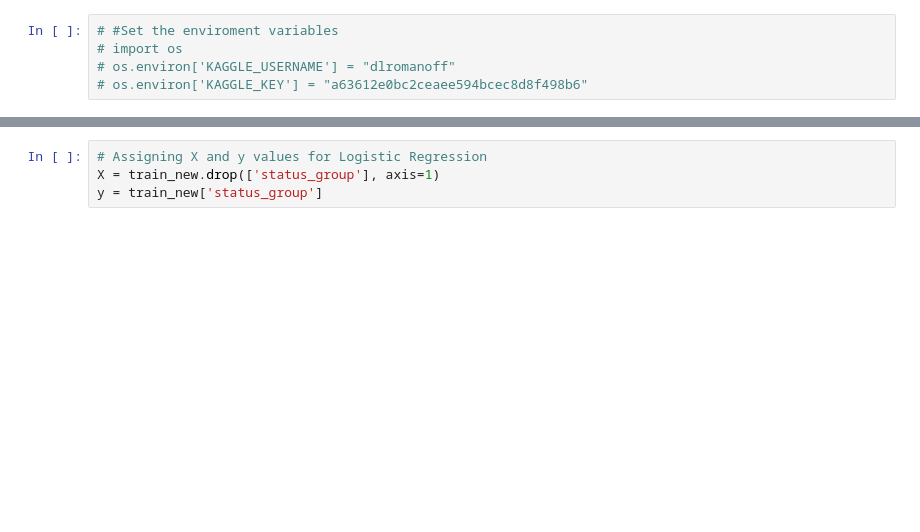
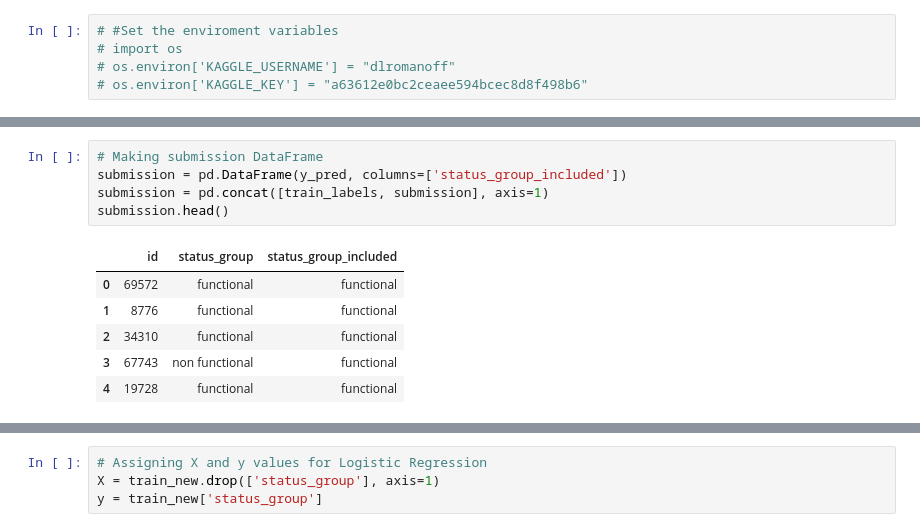
Before and after one commit to DanielleRomanoff/DS-Unit-2-Project-Week, a Jupyter notebook: DS-Unit-2-Project-Week.ipynb, the cells around one changed output, grey strips where cells are left out. Saved outputs shown, nothing was run; the diff lists cells and outputs as text; blank space fills up the shorter version.

```diff
--- a/DS-Unit-2-Project-Week.ipynb
+++ b/DS-Unit-2-Project-Week.ipynb
@@ -60,0 +93,12 @@ Name: status_group, dtype: int64
+# %%
+# Making submission DataFrame
+submission = pd.DataFrame(y_pred, columns=['status_group_included'])
+submission = pd.concat([train_labels, submission], axis=1)
+submission.head()
+# %% [output]
+|  | id | status_group | status_group_included |
+| 0 | 69572 | functional | functional |
+| 1 | 8776 | functional | functional |
+| 2 | 34310 | functional | functional |
+| 3 | 67743 | non functional | functional |
+| 4 | 19728 | functional | functional |
```
Also changed, not shown: parts of 49 cells of this notebook.
